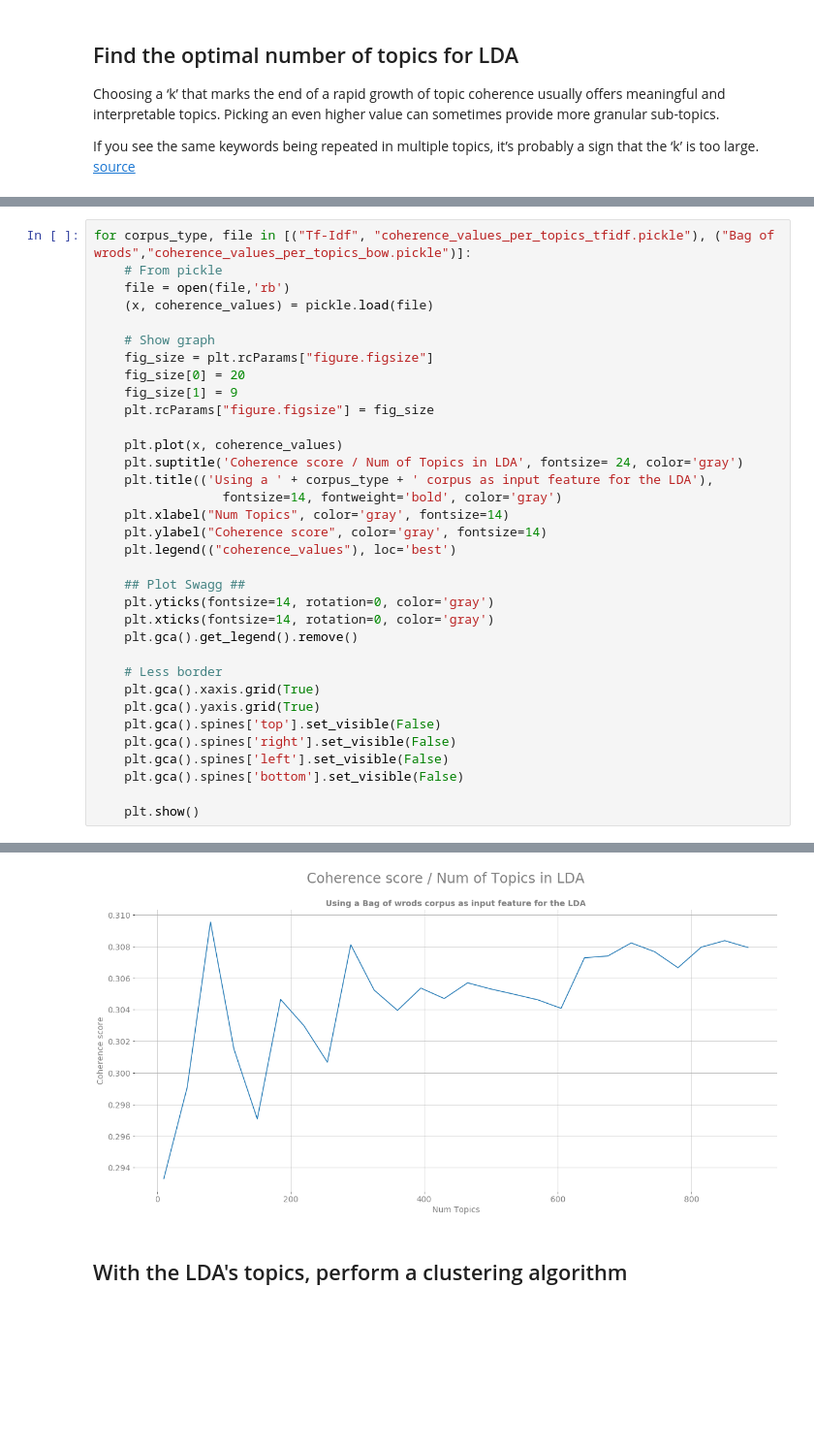
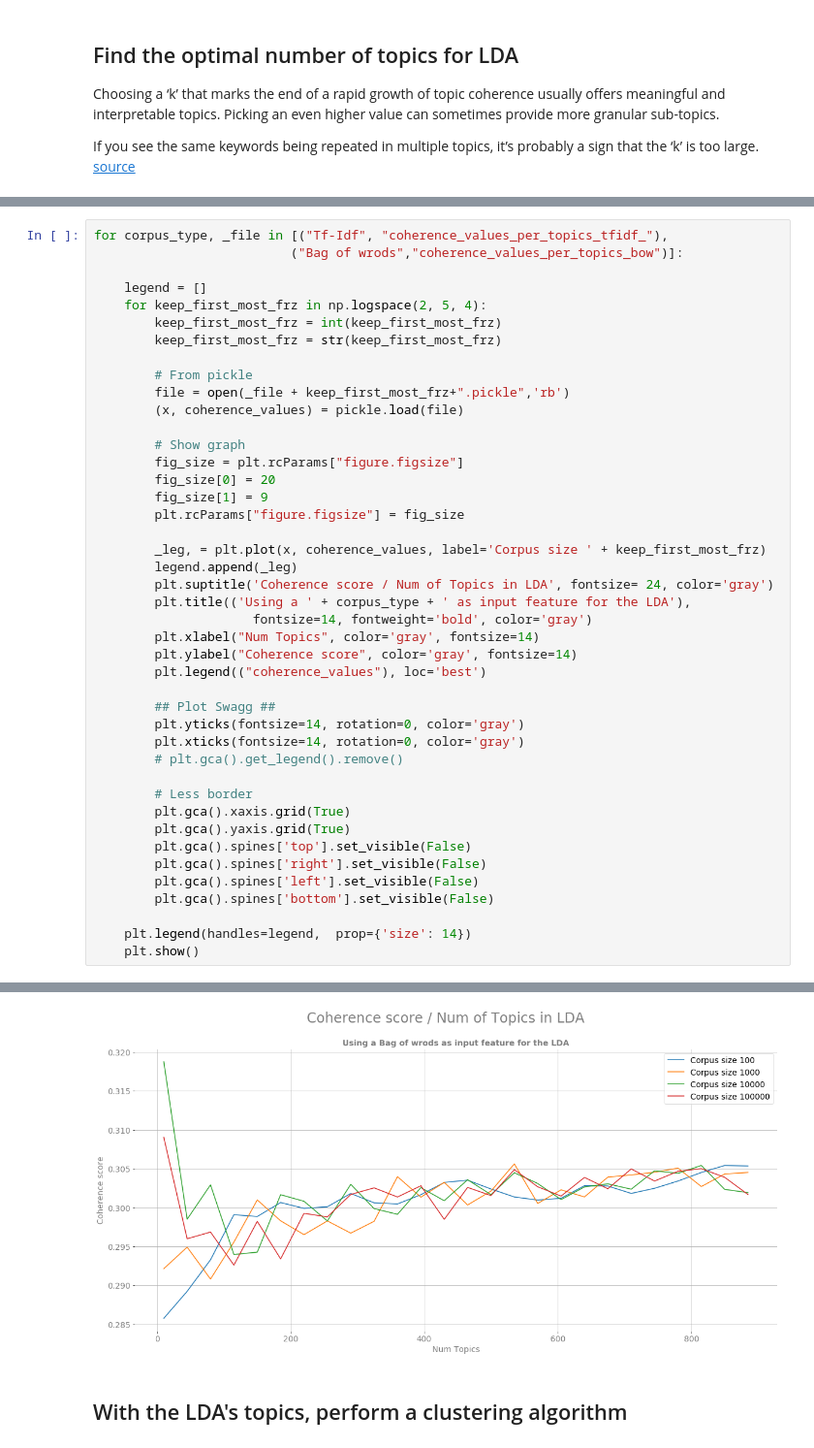
Before and after one commit to pchampio/EGC-2020, a Jupyter notebook: summary.ipynb, the cells around one changed output, grey strips where cells are left out. Shown at 97% size. Cells and saved outputs as stored; diff of their text form; blank space fills up the shorter version.

```diff
--- a/summary.ipynb
+++ b/summary.ipynb
@@ -290,35 +304,44 @@ if False:
 # %%
-for corpus_type, file in [("Tf-Idf", "coherence_values_per_topics_tfidf.pickle"), ("Bag of wrods","coherence_values_per_topics_bow.pickle")]:
-    # From pickle
-    file = open(file,'rb')
-    (x, coherence_values) = pickle.load(file)
+for corpus_type, _file in [("Tf-Idf", "coherence_values_per_topics_tfidf_"),
+                          ("Bag of wrods","coherence_values_per_topics_bow")]:
 
-    # Show graph
-    fig_size = plt.rcParams["figure.figsize"]
-    fig_size[0] = 20
-    fig_size[1] = 9
-    plt.rcParams["figure.figsize"] = fig_size
+    legend = []
+    for keep_first_most_frz in np.logspace(2, 5, 4):
+        keep_first_most_frz = int(keep_first_most_frz)
+        keep_first_most_frz = str(keep_first_most_frz)
 
-    plt.plot(x, coherence_values)
-    plt.suptitle('Coherence score / Num of Topics in LDA', fontsize= 24, color='gray')
-    plt.title(('Using a ' + corpus_type + ' corpus as input feature for the LDA'),
-                 fontsize=14, fontweight='bold', color='gray')
-    plt.xlabel("Num Topics", color='gray', fontsize=14)
-    plt.ylabel("Coherence score", color='gray', fontsize=14)
-    plt.legend(("coherence_values"), loc='best')
+        # From pickle
+        file = open(_file + keep_first_most_frz+".pickle",'rb')
+        (x, coherence_values) = pickle.load(file)
 
-    ## Plot Swagg ##
-    plt.yticks(fontsize=14, rotation=0, color='gray')
-    plt.xticks(fontsize=14, rotation=0, color='gray')
-    plt.gca().get_legend().remove()
+        # Show graph
+        fig_size = plt.rcParams["figure.figsize"]
+        fig_size[0] = 20
+        fig_size[1] = 9
+        plt.rcParams["figure.figsize"] = fig_size
 
-    # Less border
-    plt.gca().xaxis.grid(True)
-    plt.gca().yaxis.grid(True)
-    plt.gca().spines['top'].set_visible(False)
-    plt.gca().spines['right'].set_visible(False)
-    plt.gca().spines['left'].set_visible(False)
-    plt.gca().spines['bottom'].set_visible(False)
+        _leg, = plt.plot(x, coherence_values, label='Corpus size ' + keep_first_most_frz)
+        legend.append(_leg)
+        plt.suptitle('Coherence score / Num of Topics in LDA', fontsize= 24, color='gray')
+        plt.title(('Using a ' + corpus_type + ' as input feature for the LDA'),
+                     fontsize=14, fontweight='bold', color='gray')
+        plt.xlabel("Num Topics", color='gray', fontsize=14)
+        plt.ylabel("Coherence score", color='gray', fontsize=14)
+        plt.legend(("coherence_values"), loc='best')
 
+        ## Plot Swagg ##
+        plt.yticks(fontsize=14, rotation=0, color='gray')
+        plt.xticks(fontsize=14, rotation=0, color='gray')
+        # plt.gca().get_legend().remove()
+
+        # Less border
+        plt.gca().xaxis.grid(True)
+        plt.gca().yaxis.grid(True)
+        plt.gca().spines['top'].set_visible(False)
+        plt.gca().spines['right'].set_visible(False)
+        plt.gca().spines['left'].set_visible(False)
+        plt.gca().spines['bottom'].set_visible(False)
+
+    plt.legend(handles=legend,  prop={'size': 14})
     plt.show()
 # %% [output]
@@ -326,4 +349,4 @@ for corpus_type, file in [("Tf-Idf", "coherence_values_per_topics_tfidf.pickle")
-[figure, old version]
+[figure, new version]
 # %% [markdown]
 ## With the LDA's topics, perform a clustering algorithm
 # %%
```
Also changed, not shown: parts of 12 cells of this notebook, 8 other files.
